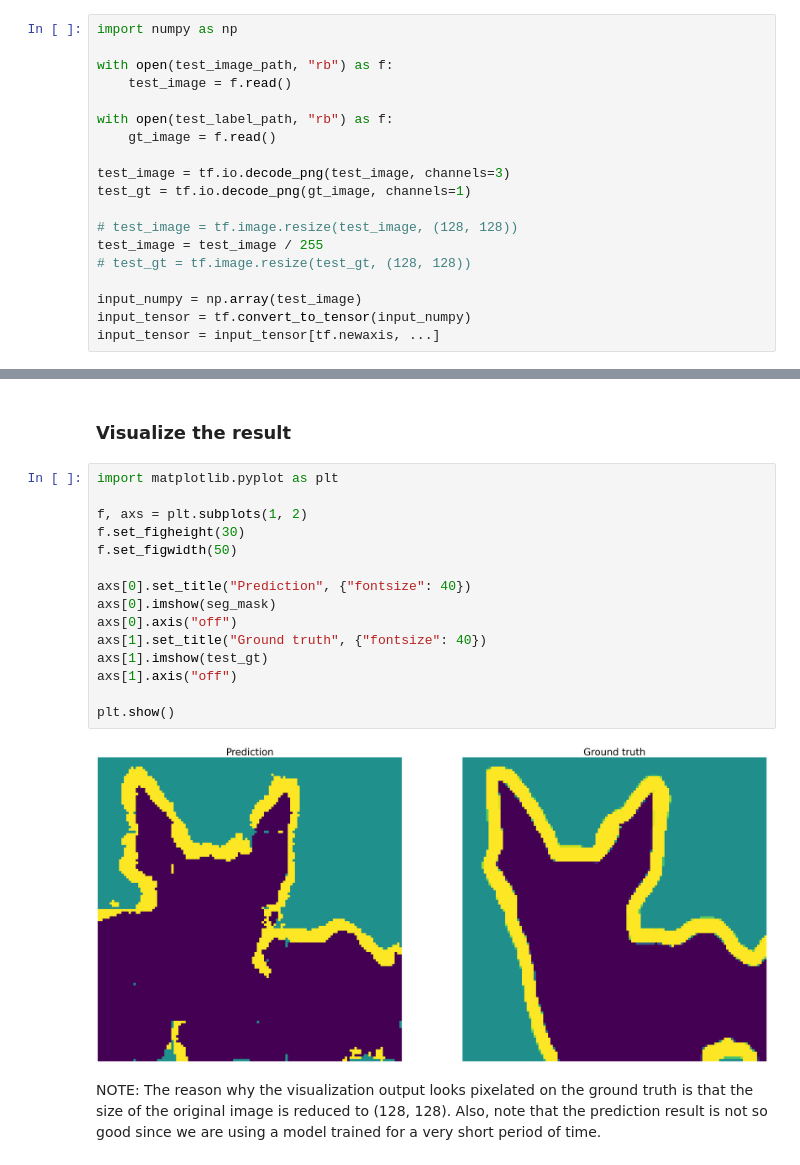
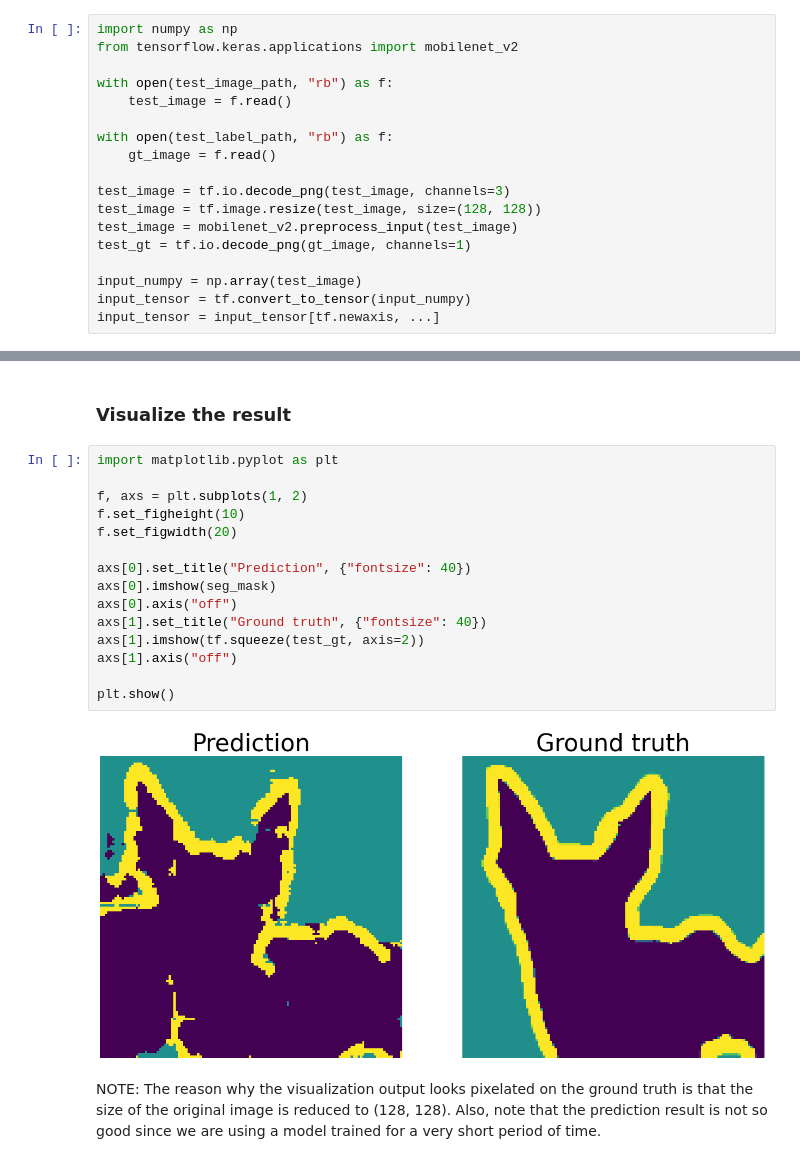
Before and after one commit to deep-diver/semantic-segmentation-ml-pipeline, a Jupyter notebook: notebooks/inference_SavedModel_VertexEndpoint.ipynb, the cells around one changed output, grey strips where cells are left out. Saved outputs shown, nothing was run; the diff lists cells and outputs as text.

```diff
--- a/notebooks/inference_SavedModel_VertexEndpoint.ipynb
+++ b/notebooks/inference_SavedModel_VertexEndpoint.ipynb
@@ -75,6 +75,7 @@ test_label_path = tf.keras.utils.get_file(
 ### Get a test image
 # %%
 import numpy as np
+from tensorflow.keras.applications import mobilenet_v2
 
 with open(test_image_path, "rb") as f:
     test_image = f.read()
@@ -83,11 +84,9 @@ with open(test_label_path, "rb") as f:
     gt_image = f.read()
 
 test_image = tf.io.decode_png(test_image, channels=3)
+test_image = tf.image.resize(test_image, size=(128, 128))
+test_image = mobilenet_v2.preprocess_input(test_image)
 test_gt = tf.io.decode_png(gt_image, channels=1)
-
-# test_image = tf.image.resize(test_image, (128, 128))
-test_image = test_image / 255
-# test_gt = tf.image.resize(test_gt, (128, 128))
 
 input_numpy = np.array(test_image)
 input_tensor = tf.convert_to_tensor(input_numpy)
@@ -110,20 +116,20 @@ print(seg_mask.shape)
 # %%
 import matplotlib.pyplot as plt
 
 f, axs = plt.subplots(1, 2)
-f.set_figheight(30)
-f.set_figwidth(50)
+f.set_figheight(10)
+f.set_figwidth(20)
 
 axs[0].set_title("Prediction", {"fontsize": 40})
 axs[0].imshow(seg_mask)
 axs[0].axis("off")
 axs[1].set_title("Ground truth", {"fontsize": 40})
-axs[1].imshow(test_gt)
+axs[1].imshow(tf.squeeze(test_gt, axis=2))
 axs[1].axis("off")
 
 plt.show()
 # %% [output]
-[figure, old version]
+[figure, new version]
 # %% [markdown]
 NOTE: The reason why the visualization output looks pixelated on the ground truth is that the size of the original image is reduced to (128, 128). Also, note that the prediction result is not so good since we are using a model trained for a very short period of time.
 # %% [markdown]
```
Also changed, not shown: parts of 8 cells of this notebook.
